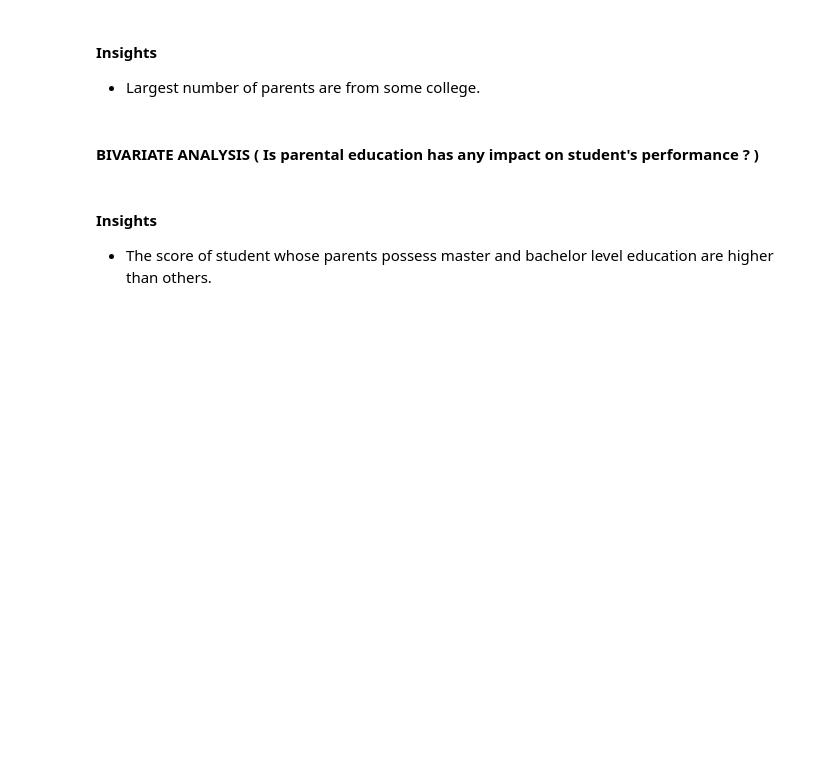
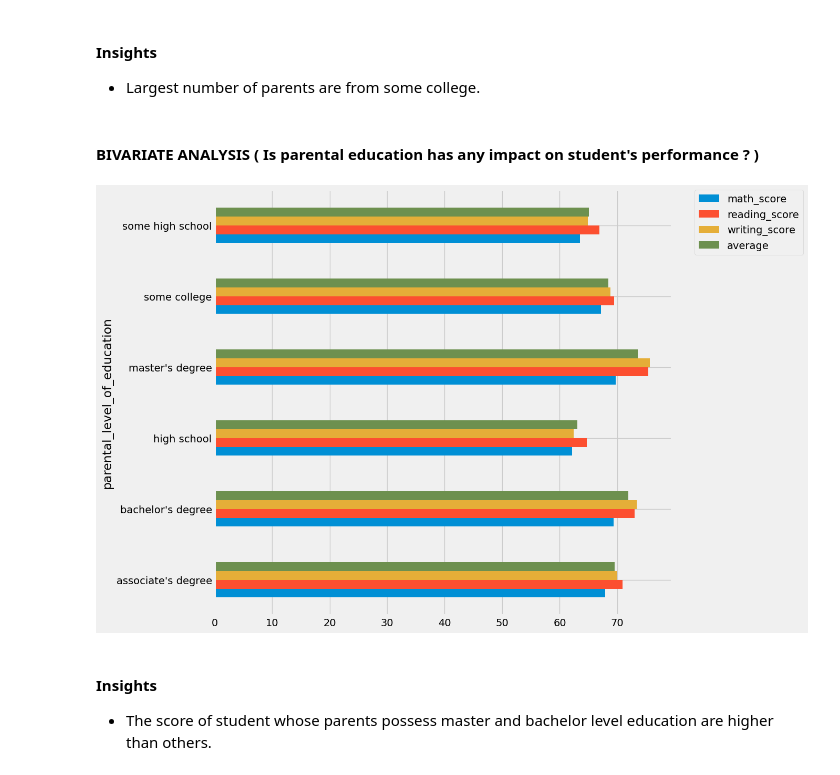
Before and after one commit to DeepankTyagi2001/MLProjects, a Jupyter notebook: notebook/1 . EDA STUDENT PERFORMANCE .ipynb, the cells around one changed output. Drawn from its saved outputs; the diff is of its cells as text; code cells hidden in the pictures; blank space fills up the shorter version.

```diff
--- a/notebook/1 . EDA STUDENT PERFORMANCE .ipynb
+++ b/notebook/1 . EDA STUDENT PERFORMANCE .ipynb
@@ -523,9 +535,11 @@ plt.show()
 # %% [markdown]
 #### BIVARIATE ANALYSIS ( Is parental education has any impact on student's performance ? )
 # %%
-df.groupby('parental level of education').agg('mean').plot(kind='barh',figsize=(10,10))
+df.set_index('parental_level_of_education').groupby(level=0)[['math_score','reading_score','writing_score','average']].agg('mean').plot(kind='barh',figsize=(10,10))
 plt.legend(bbox_to_anchor=(1.05, 1), loc=2, borderaxespad=0.)
 plt.show()
+# %% [output]
+[figure, added]
 # %% [markdown]
 #### Insights
 - The score of student whose parents possess master and bachelor level education are higher than others.
```
Also changed, not shown: parts of 11 cells of this notebook, 14 other files.
